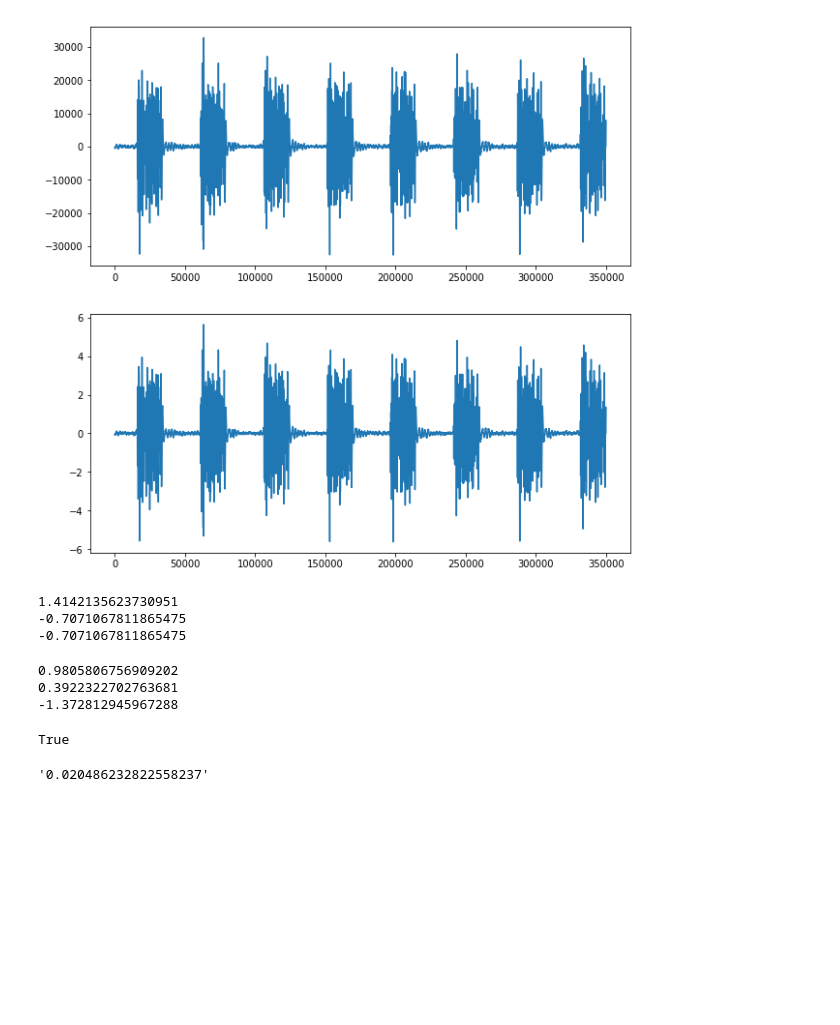
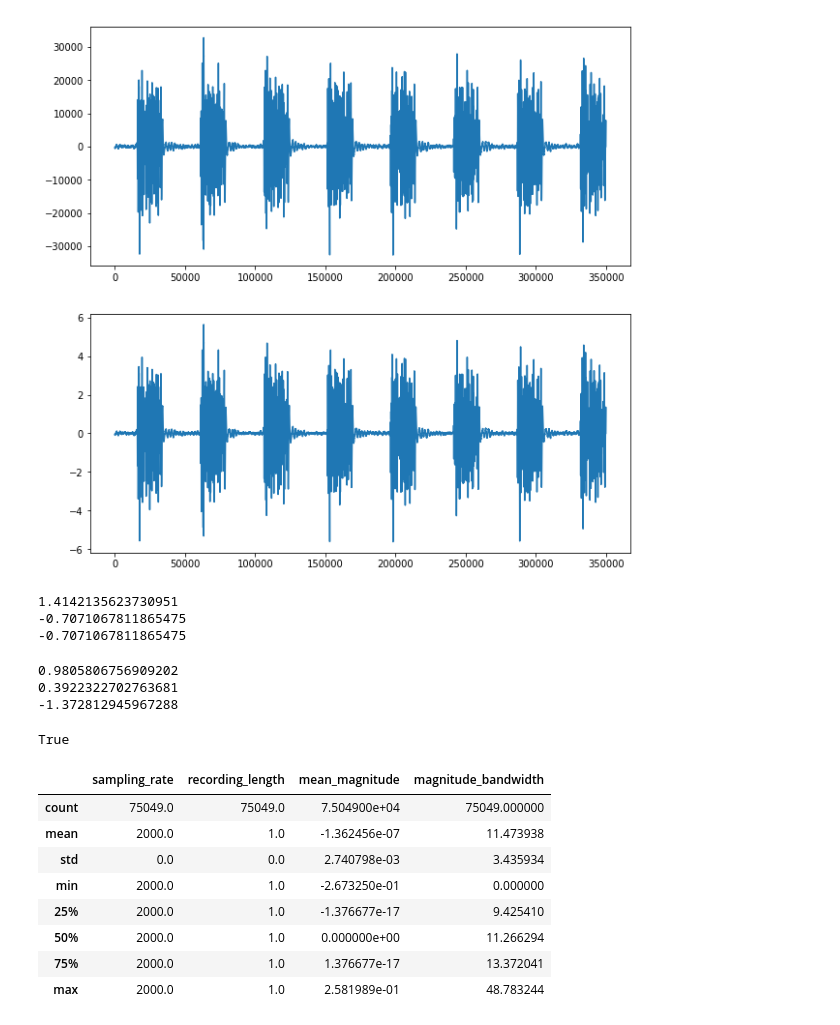
Before and after one commit to jczestochowska/heartbeat_classification, a Jupyter notebook: notebooks/subsampling.ipynb, the cells around one changed output. Saved outputs shown, nothing was run; the diff lists cells and outputs as text; code cells hidden in the pictures; blank space fills up the shorter version.

```diff
--- a/notebooks/subsampling.ipynb
+++ b/notebooks/subsampling.ipynb
@@ -175,7 +175,3 @@ b = [[1,2,3], [1,2,3]]
 a == b
 # %% [output]
 True
-# %%
-str(random.random())
-# %% [output]
-'0.020486232822558237'
@@ -181,0 +188,30 @@ str(random.random())
+# %%
+PREPROCESSED = os.path.join(PROJECT_ROOT_DIR, 'data', 'processed', 'preprocessed')
+labels = get_labels()
+filenames = os.listdir(PREPROCESSED)
+dataframe_dict = defaultdict(list)
+for filename in filenames:
+    file_path = os.path.join(PREPROCESSED, filename)
+    sampling_rate, signal = wavfile.read(file_path)
+    recording_length = round(len(signal) / sampling_frequency)
+    magnitude_bandwidth = max(signal) - min(signal)
+    mean_magnitude = sum(signal) / len(signal)
+    dataframe_dict['filename'].append(filename)
+    dataframe_dict['sampling_rate'].append(sampling_rate)
+    dataframe_dict['recording_length'].append(recording_length)
+    dataframe_dict['mean_magnitude'].append(mean_magnitude)
+    dataframe_dict['magnitude_bandwidth'].append(magnitude_bandwidth)
+    dataframe_dict['label'].append(filename[0])
+dataframe = pd.DataFrame(data=dataframe_dict)
+# %%
+dataframe.describe()
+# %% [output]
+|  | sampling_rate | recording_length | mean_magnitude | magnitude_bandwidth |
+| count | 75049.0 | 75049.0 | 7.504900e+04 | 75049.000000 |
+| mean | 2000.0 | 1.0 | -1.362456e-07 | 11.473938 |
+| std | 0.0 | 0.0 | 2.740798e-03 | 3.435934 |
+| min | 2000.0 | 1.0 | -2.673250e-01 | 0.000000 |
+| 25% | 2000.0 | 1.0 | -1.376677e-17 | 9.425410 |
+| 50% | 2000.0 | 1.0 | 0.000000e+00 | 11.266294 |
+| 75% | 2000.0 | 1.0 | 1.376677e-17 | 13.372041 |
+| max | 2000.0 | 1.0 | 2.581989e-01 | 48.783244 |
```
Also changed, not shown: parts of 1 cell of this notebook, 3 other files.
